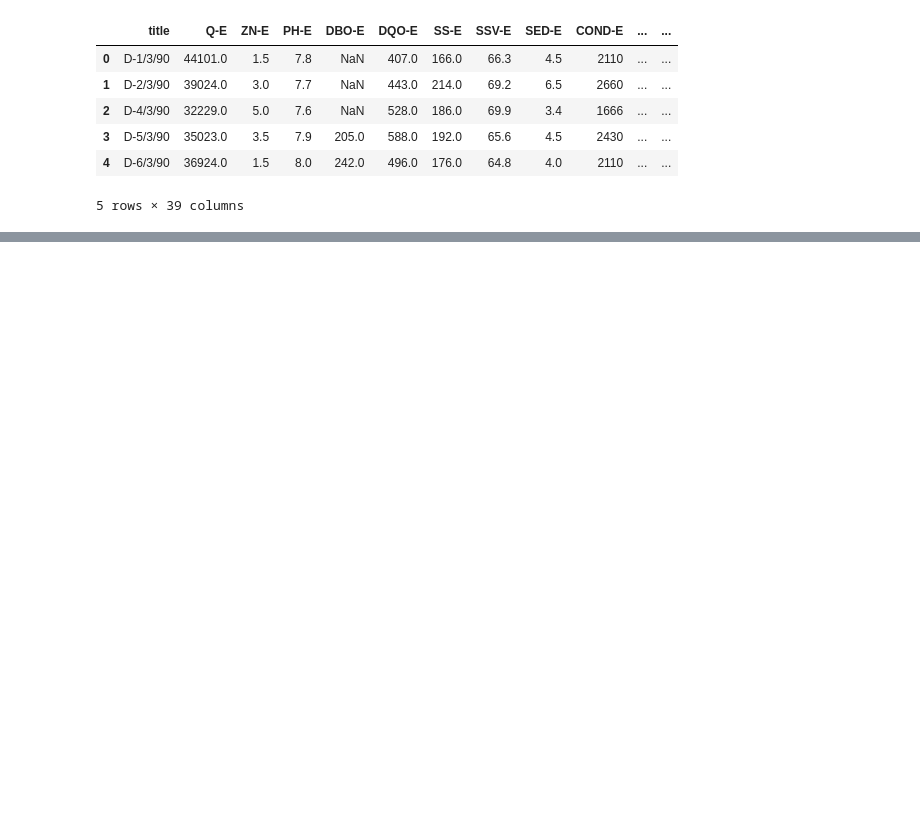
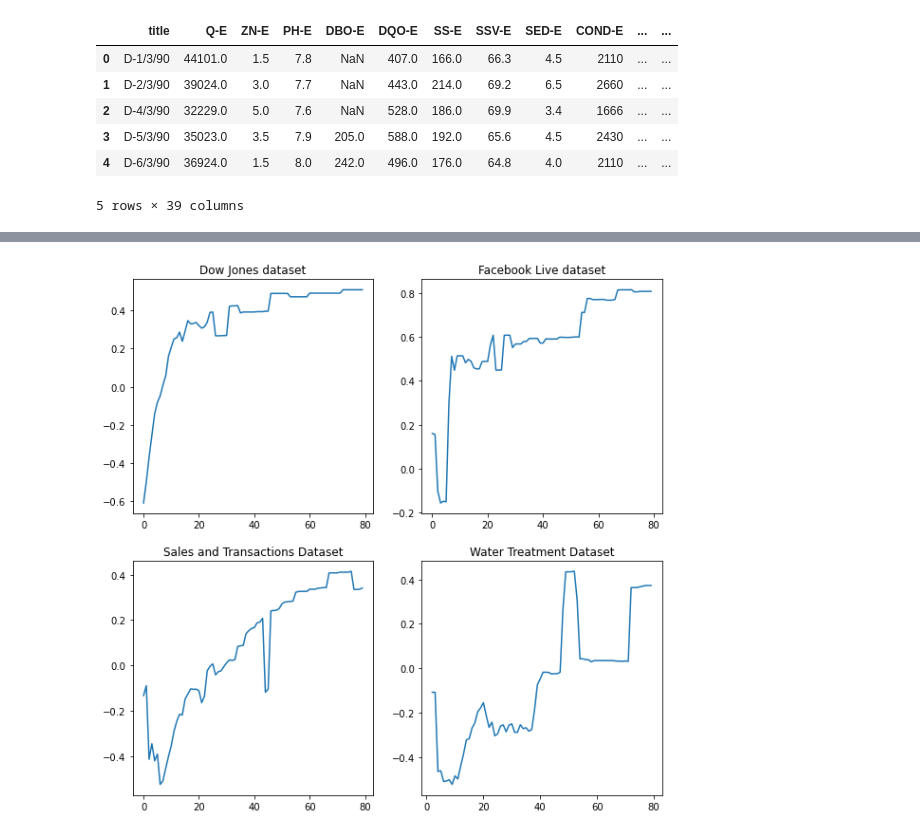
Before and after one commit to uditsharma16/Jupyter-Python-MachineLearning, a Jupyter notebook: Task 2.ipynb, the cells around one changed output, grey strips where cells are left out. Saved outputs shown, nothing was run; the diff lists cells and outputs as text; code cells hidden in the pictures; blank space fills up the shorter version.

```diff
--- a/Task 2.ipynb
+++ b/Task 2.ipynb
@@ -180,0 +278,39 @@ Successfully installed tabulate-0.8.7
+# %%
+from sklearn.cluster import DBSCAN
+data_set_names=["Dow Jones dataset","Facebook Live dataset","Sales and Transactions Dataset","Water Treatment Dataset"]
+# data_sets=[data_raw_st,data_raw_wt,data_raw_live,data_raw]
+# data_sets=[data_scale_st,data_scale_wt,data_scale_live,data_scale]
+data_sets=[data_dow,data_live,data_st,data_wt]
+data_set_sil_scores=[]
+optimum_eps=[]
+
+fig, ay = plt.subplots(2,2,figsize=(10,10))
+ax=[ay[0][0],ay[0][1],ay[1][0],ay[1][1]]
+
+for j,data_set in enumerate(data_sets):
+ start= 0.0
+ stop= 1.0
+ step = 0.01
+ my_list = np.arange(start, stop+step, step)
+ sildbscan=[]
+ plter=[]
+ max_eps=0.1
+ max_silscore=0
+ for i in range(80):
+    db = DBSCAN(eps=.05+my_list[i],min_samples=4)
+    data_dbscan = db.fit(data_set)
+    labels = db.labels_
+    n_clusters_ = len(set(labels)) - (1 if -1 in labels else 0)
+    if(n_clusters_>0):
+     sil_score=silhouette_score(data_set,labels)
+     sildbscan.append(sil_score)
+     plter.append(i)
+     if(sil_score>max_silscore):
+            max_silscore=sil_score
+            max_eps=0.05+my_list[i]
+ optimum_eps.append(max_eps)
+ ax[j].plot(plter,sildbscan)
+ ax[j].set_title(data_set_names[j])
+plt.show()
+# %% [output]
+[figure, added]
```
Also changed, not shown: parts of 15 cells of this notebook.
